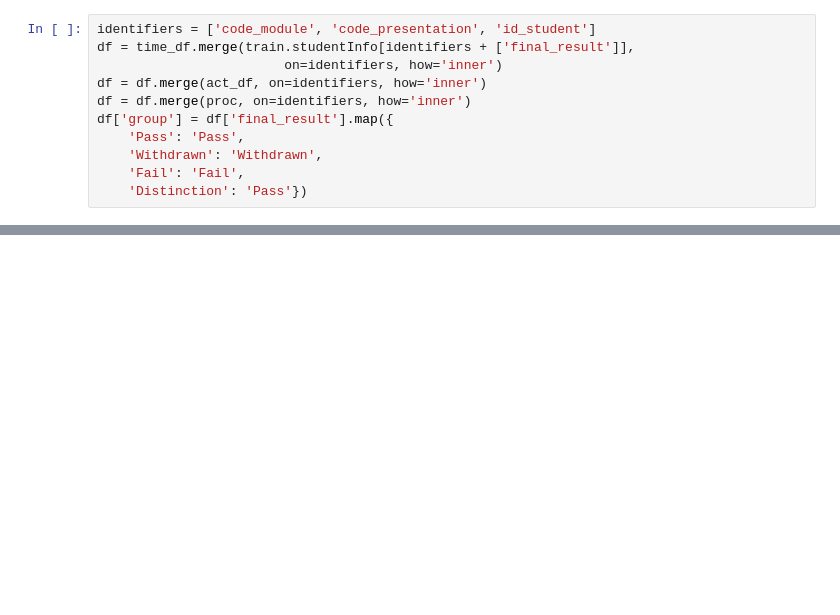
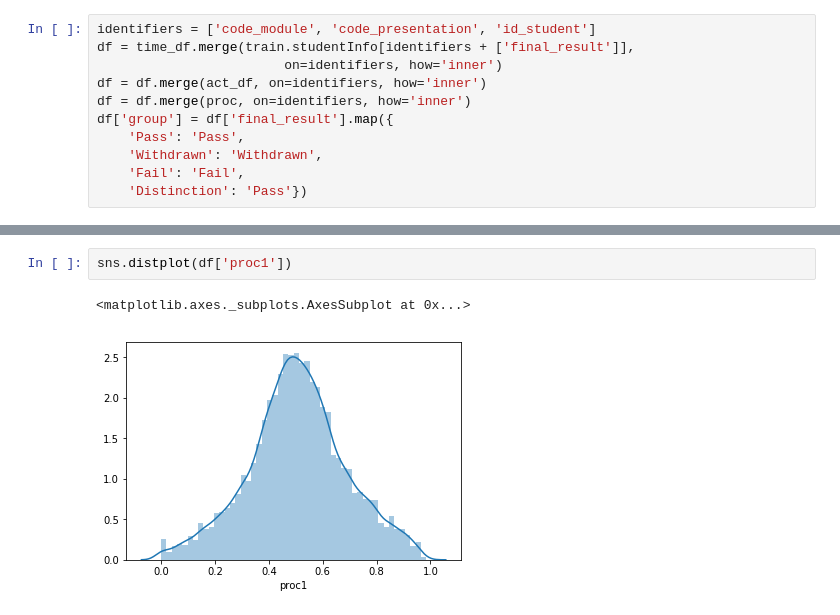
Before and after one commit to banchisme/OpenUniversity, a Jupyter notebook: Code/feature_testing.ipynb, the cells around one changed output, grey strips where cells are left out. Cells and saved outputs as stored; diff of their text form; blank space fills up the shorter version.

```diff
--- a/Code/feature_testing.ipynb
+++ b/Code/feature_testing.ipynb
@@ -295,0 +86,5 @@ one way anova for proc3 is, with statistics = 30.2507243985 and p-value = 7.6876
+# %%
+sns.distplot(df['proc1'])
+# %% [output]
+<matplotlib.axes._subplots.AxesSubplot at 0x...>
+[figure, added]
```
Also changed, not shown: parts of 12 cells of this notebook, 1 other file.
